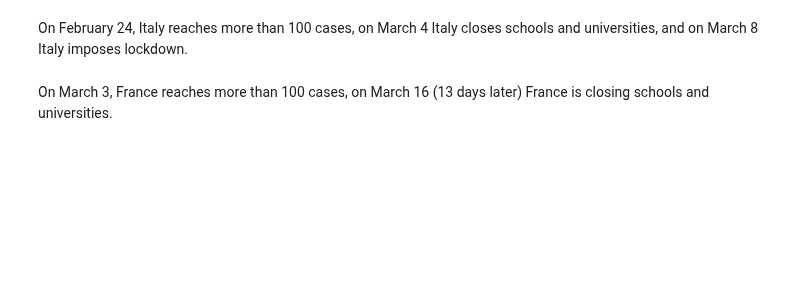
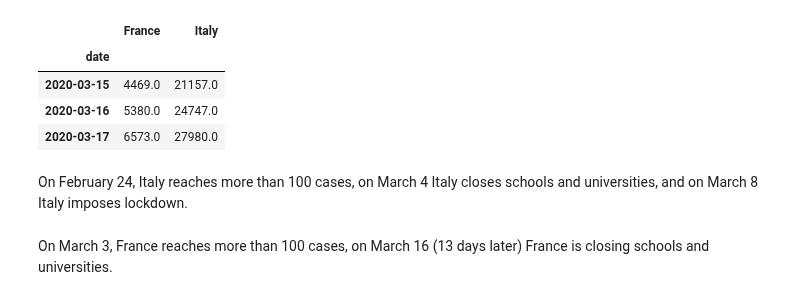
Before and after one commit to alonsosilvaallende/COVID-19, a Jupyter notebook: COVID_19_Known_Cases.ipynb, the cells around one changed output. Cells and saved outputs as stored; diff of their text form; code cells hidden in the pictures; blank space fills up the shorter version.

```diff
--- a/COVID_19_Known_Cases.ipynb
+++ b/COVID_19_Known_Cases.ipynb
@@ -6,7 +6,14 @@ import matplotlib.pyplot as plt
 import pandas as pd
 plt.style.use('seaborn')
 # %%
-total_cases = pd.read_csv("https://covid.ourworldindata.org/data/total_cases.csv")
+total_cases = pd.read_csv("https://covid.ourworldindata.org/data/total_cases.csv", index_col='date')
+total_cases[["France", "Italy"]].tail(3)
+# %% [output]
+|  | France | Italy |
+| date |  |  |
+| 2020-03-15 | 4469.0 | 21157.0 |
+| 2020-03-16 | 5380.0 | 24747.0 |
+| 2020-03-17 | 6573.0 | 27980.0 |
 # %%
 cases100_France = total_cases.query("France > 100")["France"]
 days100_France = np.arange(len(cases100_France))
```
Also changed, not shown: parts of 2 cells of this notebook.
